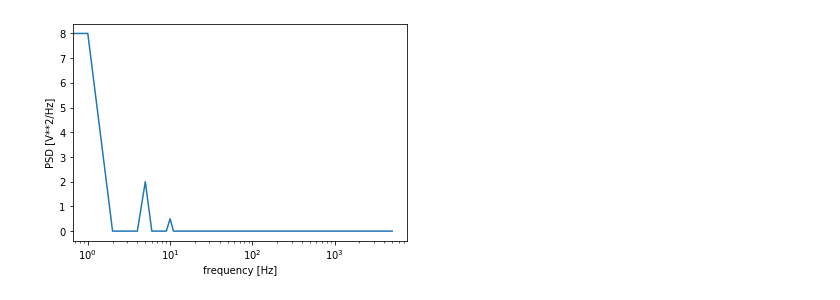
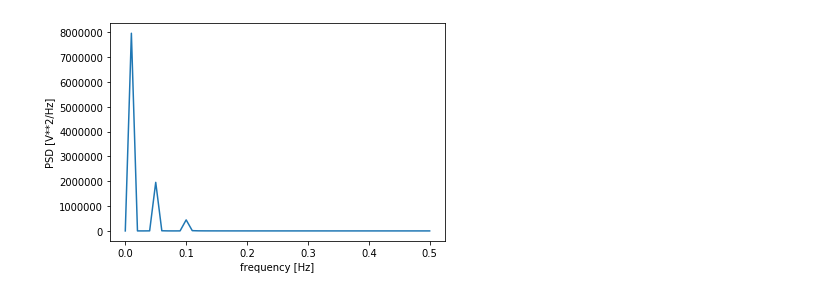
Before and after one commit to QuantLet/SFE_class_2017, a Jupyter notebook: SFMspectralAnalysis/decomposition/decomposition.ipynb, the cells around one changed output. Cells and saved outputs as stored; diff of their text form; code cells hidden in the pictures.

Commit message:
added simulations

```diff
--- a/SFMspectralAnalysis/decomposition/decomposition.ipynb
+++ b/SFMspectralAnalysis/decomposition/decomposition.ipynb
@@ -8,15 +8,15 @@ omega1 = 1
 omega2 = 5
 omega3 = 10
 
-amp1 = 2
-amp2 = 1
-amp3 = 0.5
+amp1 = 20
+amp2 = 10
+amp3 = 5
 
 f1 = lambda t: amp1*np.sin(2*np.pi*t*omega1)
 f2 = lambda t: amp1*np.sin(2*np.pi*t*omega2)
 f3 = lambda t: amp1*np.sin(2*np.pi*t*omega3)
 # %%
-fs = 1e4
+fs = 100
 T = 1
 
 time = np.linspace(int(0), int(T), num=int(fs))
@@ -25,5 +25,7 @@ ts2 = f2(time)
 ts3 = f3(time)
 ts = amp1*ts1+amp2*ts2+amp3*ts3
 plt.plot(time, ts)
+plt.xlabel('time')
+plt.savefig('simulation1.png', transparent=True)
 # plt.xlim((0,1))
 # %% [output]
@@ -47,10 +33,10 @@ plt.plot(time, amp3*ts3)
 # %%
-f, Pxx_den = signal.periodogram(ts, fs/T)
+f, Pxx_den = signal.periodogram(ts)
 plt.plot(f, Pxx_den)
 plt.xlabel('frequency [Hz]')
 plt.ylabel('PSD [V**2/Hz]')
-plt.xscale('log')
+# plt.xscale('log')
 # plt.yscale('log')
-plt.show()
+plt.savefig('periodogram1.png', transparent=True)
 # %% [output]
-[figure, old version]
+[figure, new version]
```
Also changed, not shown: parts of 20 cells of this notebook, 9 other files.
